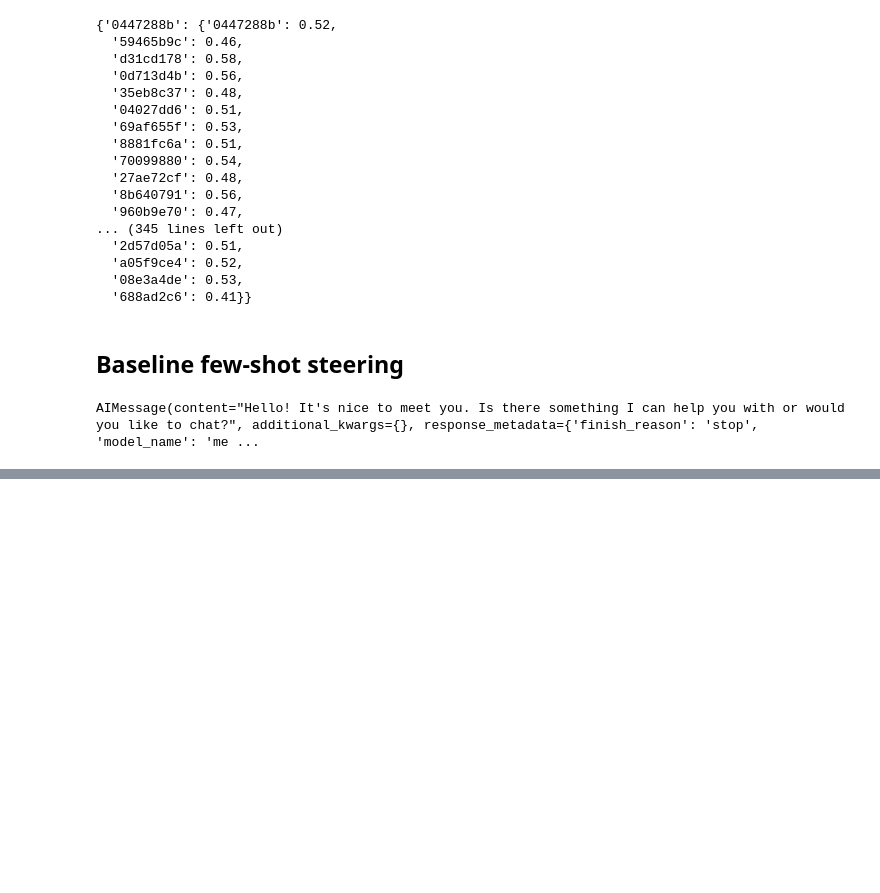
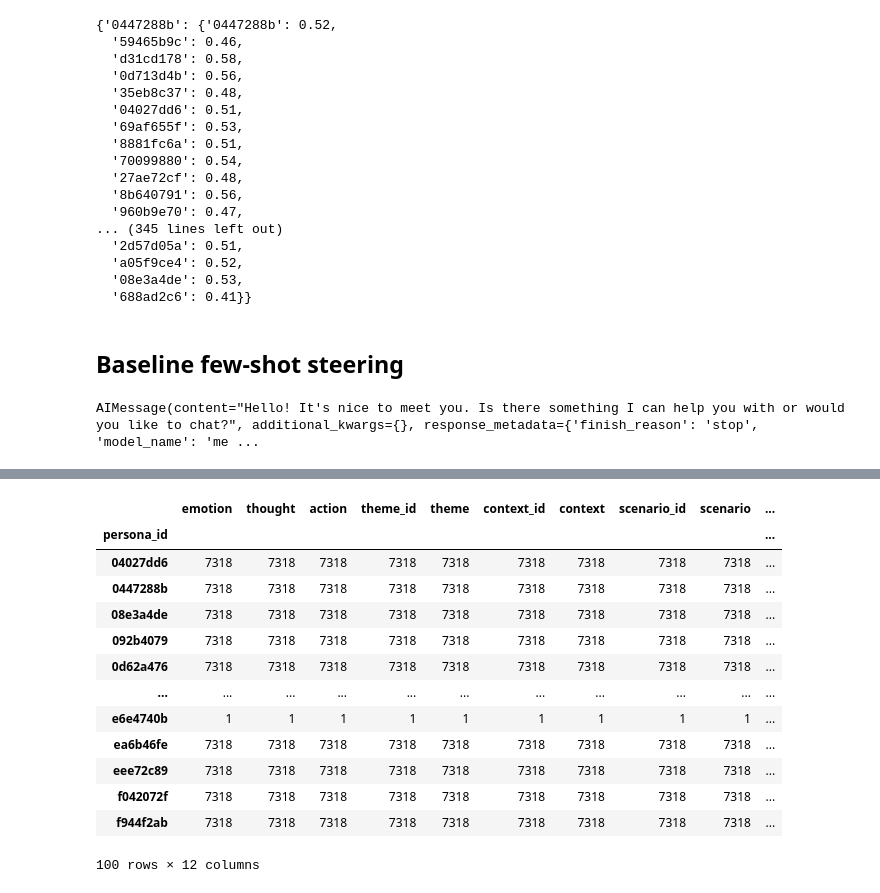
Before and after one commit to plastic-labs/steerability-eval, a Jupyter notebook: notebooks/steerability_eval.ipynb, the cells around one changed output, grey strips where cells are left out. Drawn from its saved outputs; the diff is of its cells as text; code cells hidden in the pictures; blank space fills up the shorter version.

```diff
--- a/notebooks/steerability_eval.ipynb
+++ b/notebooks/steerability_eval.ipynb
@@ -407,0 +476,5 @@ eval.heatmap_fig
+# %%
+import pandas as pd
+with open('dataset/w5_tarot.csv', 'r') as f:
+    df = pd.read_csv(f)
+df.head()
@@ -407,0 +488,17 @@ eval.heatmap_fig
+# %%
+df.groupby('persona_id').count()
+# %% [output]
+|  | emotion | thought | action | theme_id | theme | context_id | context | scenario_id | scenario | ... |
+| persona_id |  |  |  |  |  |  |  |  |  | ... |
+| 04027dd6 | 7318 | 7318 | 7318 | 7318 | 7318 | 7318 | 7318 | 7318 | 7318 | ... |
+| 0447288b | 7318 | 7318 | 7318 | 7318 | 7318 | 7318 | 7318 | 7318 | 7318 | ... |
+| 08e3a4de | 7318 | 7318 | 7318 | 7318 | 7318 | 7318 | 7318 | 7318 | 7318 | ... |
+| 092b4079 | 7318 | 7318 | 7318 | 7318 | 7318 | 7318 | 7318 | 7318 | 7318 | ... |
+| 0d62a476 | 7318 | 7318 | 7318 | 7318 | 7318 | 7318 | 7318 | 7318 | 7318 | ... |
+| ... | ... | ... | ... | ... | ... | ... | ... | ... | ... | ... |
+| e6e4740b | 1 | 1 | 1 | 1 | 1 | 1 | 1 | 1 | 1 | ... |
+| ea6b46fe | 7318 | 7318 | 7318 | 7318 | 7318 | 7318 | 7318 | 7318 | 7318 | ... |
+| eee72c89 | 7318 | 7318 | 7318 | 7318 | 7318 | 7318 | 7318 | 7318 | 7318 | ... |
+| f042072f | 7318 | 7318 | 7318 | 7318 | 7318 | 7318 | 7318 | 7318 | 7318 | ... |
+| f944f2ab | 7318 | 7318 | 7318 | 7318 | 7318 | 7318 | 7318 | 7318 | 7318 | ... |
+100 rows × 12 columns
```
Also changed, not shown: parts of 39 cells of this notebook, 3 other files.
